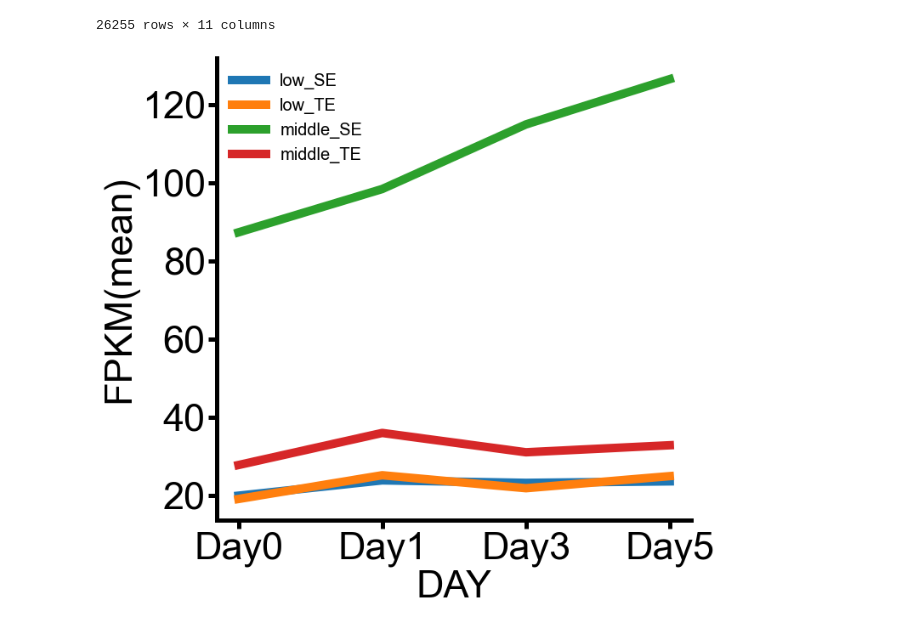
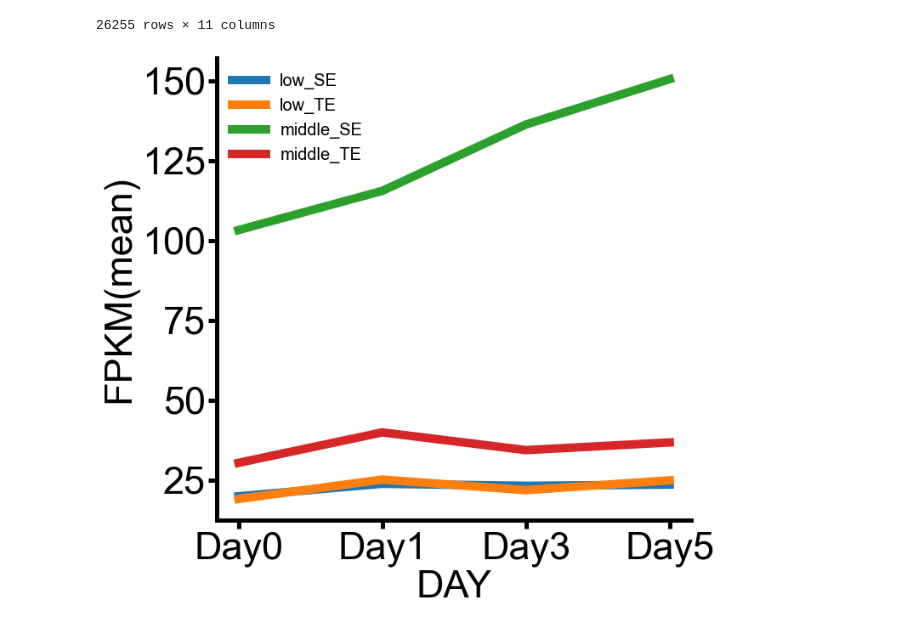
Before and after one commit to MICL-biolab/MINE, a Jupyter notebook: analyse/fig4/active role analyse.ipynb, the cells around one changed output. Cells and saved outputs as stored; diff of their text form; code cells hidden in the pictures.

Commit message:
figure update

```diff
--- a/analyse/fig4/active role analyse.ipynb
+++ b/analyse/fig4/active role analyse.ipynb
@@ -236,33 +256,33 @@ def get_rna(df):
     _rna = rna[rna.symbol.isin(df)].loc[:, ['Day0', 'SP_Day1', 'SP_Day3', 'SP_Day5']]
     _rna.rename(columns={'SP_Day1':'Day1','SP_Day3':'Day3','SP_Day5':'Day5'}, inplace=True)
     return _rna
 
 _low_SE = get_rna(find_gene(low, True, False)).mean()
 _low_TE = get_rna(find_gene(low, False, True)).mean()
 
 tt = find_gene(middle, True, False).copy()
-tt.extend(find_gene(high, True, False))
+# tt.extend(find_gene(high, True, False))
 _middle_SE = get_rna(tt).mean()
 tt = find_gene(middle, False, True).copy()
-tt.extend(find_gene(high, False, True))
+# tt.extend(find_gene(high, False, True))
 _middle_TE = get_rna(tt).mean()
 
 x = ['Day0', 'Day1', 'Day3', 'Day5']
 set_plt()
 fig, axes = plt.subplots(nrows=1, ncols=1, sharey=True)
 axes.grid(False)
 axes.plot(x, _low_SE.values, linewidth=figure_size['small'], label='low_SE')
 axes.plot(x, _low_TE.values, linewidth=figure_size['small'], label='low_TE')
 axes.plot(x, _middle_SE.values, linewidth=figure_size['small'], label='middle_SE')
 axes.plot(x, _middle_TE.values, linewidth=figure_size['small'], label='middle_TE')
 
 set_Border(axes)
 plt.tick_params(colors='black', bottom=True, left=True, labelsize=figure_size['ultra'])
 
 plt.legend(frameon=False)
 plt.xlabel('DAY')
 plt.ylabel('FPKM(mean)')
 plt.savefig('figure_file/The relationship between Day and fpkm.pdf', format='pdf', bbox_inches='tight')
 plt.show()
 # %% [output]
-[figure, old version]
+[figure, new version]
```
Also changed, not shown: parts of 3 cells of this notebook, 15 other files.
